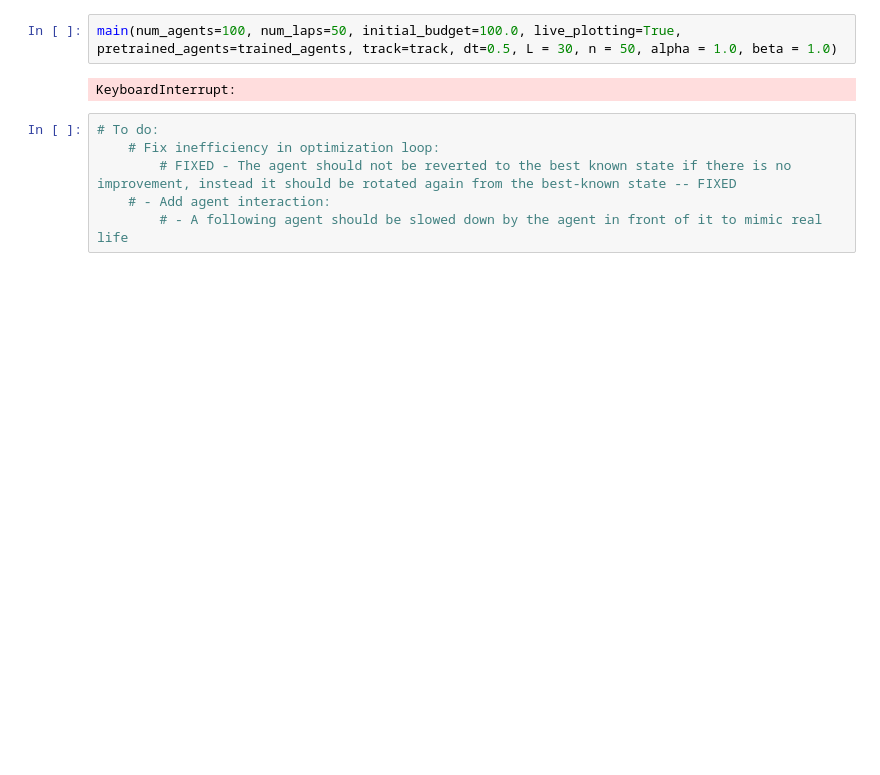
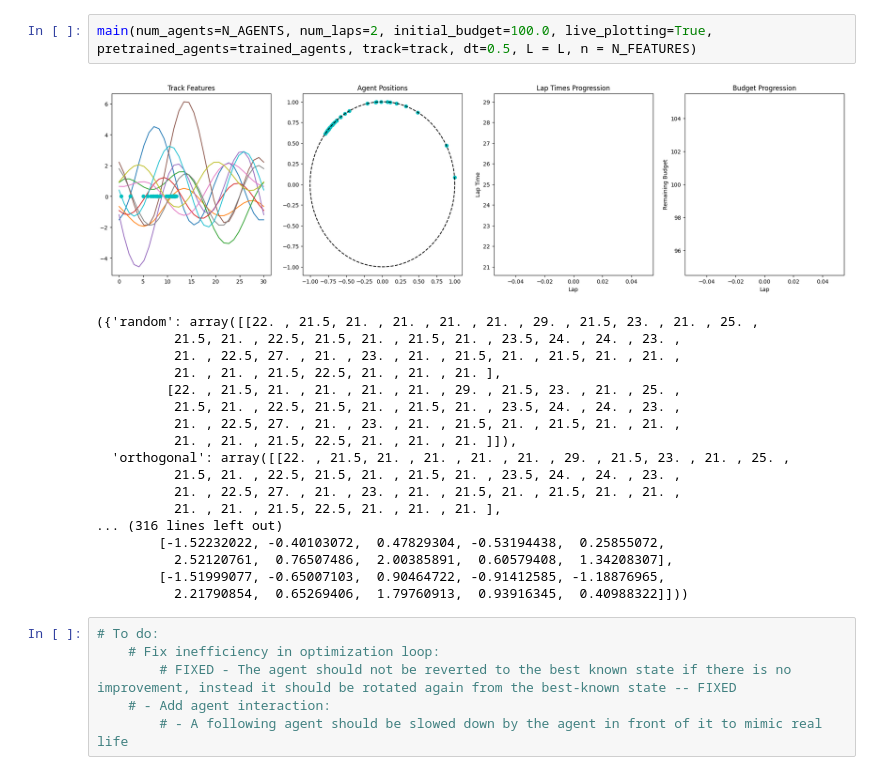
Before and after one commit to gullo97/FormulaAI, a Jupyter notebook: notebook.ipynb, the cells around one changed output. Saved outputs shown, nothing was run; the diff lists cells and outputs as text; blank space fills up the shorter version.

```diff
--- a/notebook.ipynb
+++ b/notebook.ipynb
@@ -308,7 +294,24 @@ plt.show()
 # %%
-main(num_agents=100, num_laps=50, initial_budget=100.0, live_plotting=True, pretrained_agents=trained_agents, track=track, dt=0.5, L = 30, n = 50, alpha = 1.0, beta = 1.0)
+main(num_agents=N_AGENTS, num_laps=2, initial_budget=100.0, live_plotting=True, pretrained_agents=trained_agents, track=track, dt=0.5, L = L, n = N_FEATURES)
 # %% [output]
+[figure, added]
-KeyboardInterrupt:
+({'random': array([[22. , 21.5, 21. , 21. , 21. , 21. , 29. , 21.5, 23. , 21. , 25. ,
+          21.5, 21. , 22.5, 21.5, 21. , 21.5, 21. , 23.5, 24. , 24. , 23. ,
+          21. , 22.5, 27. , 21. , 23. , 21. , 21.5, 21. , 21.5, 21. , 21. ,
+          21. , 21. , 21.5, 22.5, 21. , 21. , 21. ],
+         [22. , 21.5, 21. , 21. , 21. , 21. , 29. , 21.5, 23. , 21. , 25. ,
+          21.5, 21. , 22.5, 21.5, 21. , 21.5, 21. , 23.5, 24. , 24. , 23. ,
+          21. , 22.5, 27. , 21. , 23. , 21. , 21.5, 21. , 21.5, 21. , 21. ,
+          21. , 21. , 21.5, 22.5, 21. , 21. , 21. ]]),
+  'orthogonal': array([[22. , 21.5, 21. , 21. , 21. , 21. , 29. , 21.5, 23. , 21. , 25. ,
+          21.5, 21. , 22.5, 21.5, 21. , 21.5, 21. , 23.5, 24. , 24. , 23. ,
+          21. , 22.5, 27. , 21. , 23. , 21. , 21.5, 21. , 21.5, 21. , 21. ,
+          21. , 21. , 21.5, 22.5, 21. , 21. , 21. ],
+... (316 lines left out)
+        [-1.52232022, -0.40103072,  0.47829304, -0.53194438,  0.25855072,
+          2.52120761,  0.76507486,  2.00385891,  0.60579408,  1.34208307],
+        [-1.51999077, -0.65007103,  0.90464722, -0.91412585, -1.18876965,
+          2.21790854,  0.65269406,  1.79760913,  0.93916345,  0.40988322]]))
 # %%
 # To do:
     # Fix inefficiency in optimization loop:
```
Also changed, not shown: parts of 6 cells of this notebook, 1 other file.
